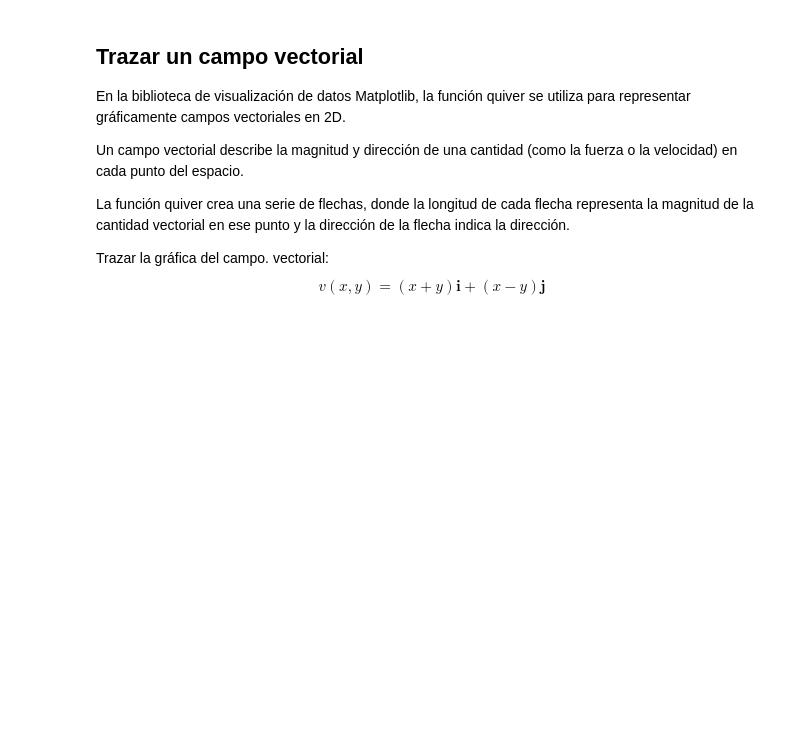
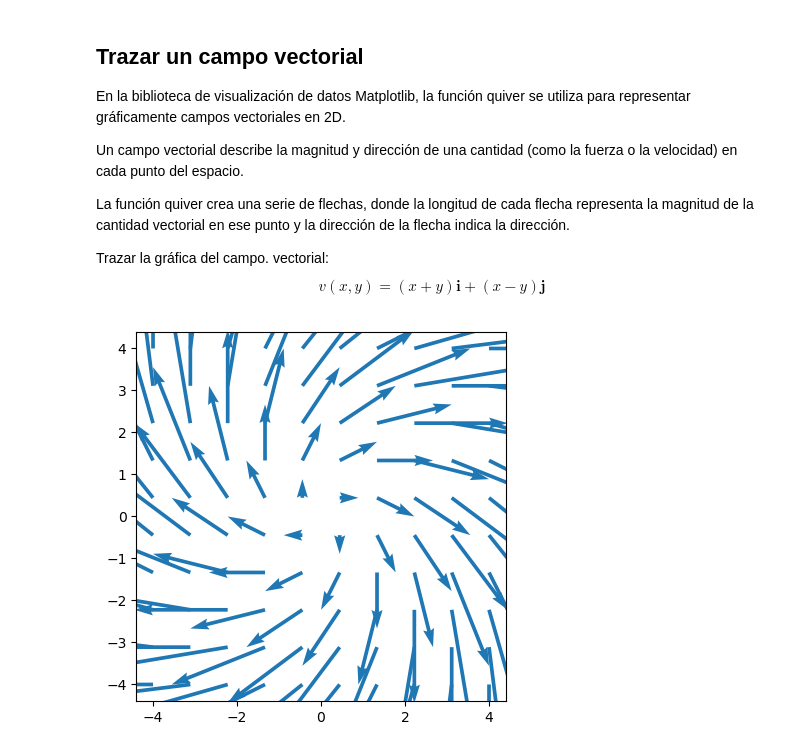
Before and after one commit to edwinloaiza/Fisica-II-Laboratorio, a Jupyter notebook: 2024_02_15_Primera_clase.ipynb, the cells around one changed output. Cells and saved outputs as stored; diff of their text form; code cells hidden in the pictures; blank space fills up the shorter version.

```diff
--- a/2024_02_15_Primera_clase.ipynb
+++ b/2024_02_15_Primera_clase.ipynb
@@ -346,29 +346,32 @@ $$
 # %%
 import matplotlib.pyplot as plt
 import numpy as np
 
 # Descomenta esta línea para usar un estilo específico de matplotlib sin líneas de cuadrícula
 # plt.style.use('_mpl-gallery-nogrid')
 
 # Crea matrices de datos
 x = np.linspace(-4, 4, 10)  # Genera números espaciados uniformemente de -4 a 4 con 10 puntos
 y = np.linspace(-4, 4, 10)  # Lo mismo para y
 X, Y = np.meshgrid(x, y)  # Crea una cuadrícula de puntos 2D a partir de matrices x e y
 
 # Calcula vectores basados en las posiciones de la cuadrícula
 U = X + Y  # Componente X del vector en cada punto (suma de x e y)
 V = Y - X  # Componente Y del vector (diferencia de y y x)
 
 # Crea la figura y configura los ejes
 fig, ax = plt.subplots()
 
 # Dibuja el diagrama de quiver
 # - X, Y: definen los puntos de inicio de las flechas
 # - U, V: definen los componentes x e y de las direcciones de las flechas
 # - color="C0": establece el color de las flechas al primer color del ciclo de color predeterminado
 # - angles='xy': especifica que la dirección debe basarse en los valores U y V
 # - scale_units='xy': escala la longitud de la flecha según las unidades de datos
 # - scale=2: escala la longitud de la flecha por un factor de 2
 # - width=.015: establece el ancho de los ejes de las flechas
-ax.quiver(X, Y, U, V, color="C0", angles='xy', scale_units='xy', scale=1.5, width=.015)
+ax.quiver(X, Y, U, V, color="C0", angles='xy', scale_units='xy', scale=2, width=.01)
+ax.set_aspect('equal')
 plt.show()
+# %% [output]
+[figure, added]
```
Also changed, not shown: 14 other files.
